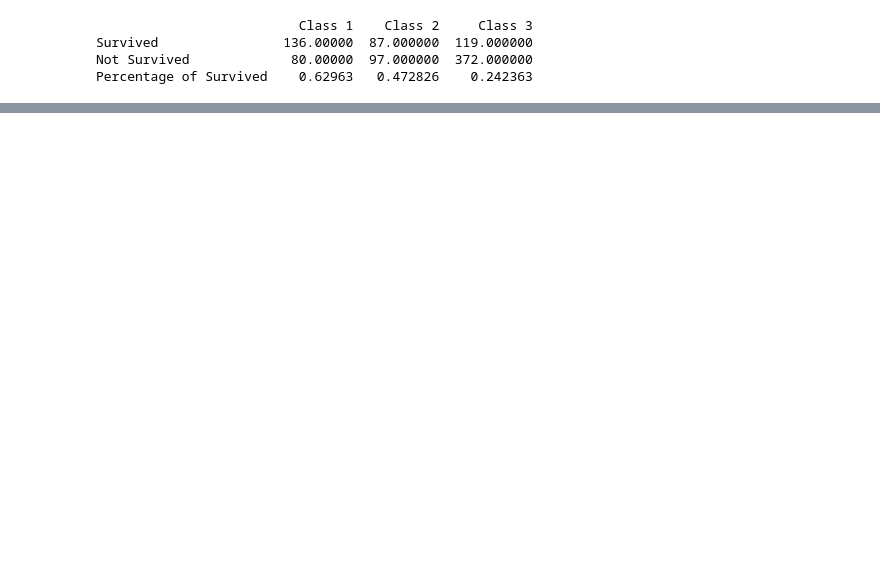
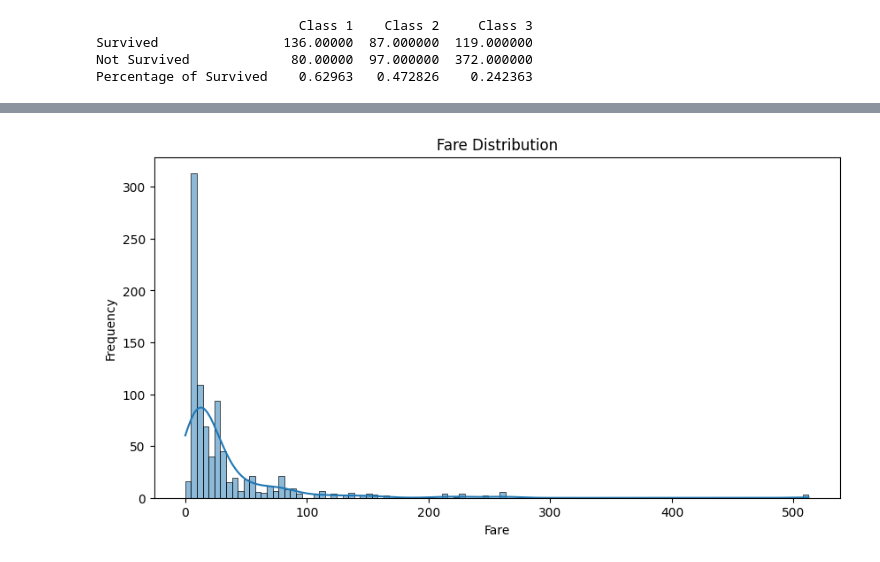
Before and after one commit to geckonoff/ML-PROJECTS, a Jupyter notebook: binaryclas.ipynb, the cells around one changed output, grey strips where cells are left out. Saved outputs shown, nothing was run; the diff lists cells and outputs as text; code cells hidden in the pictures; blank space fills up the shorter version.

```diff
--- a/binaryclas.ipynb
+++ b/binaryclas.ipynb
@@ -57,0 +97,10 @@ Percentage of Survived    0.62963   0.472826    0.242363
+# %%
+# Распределение стоимости билетов — гистограмма с KDE, показывающая, какова структура цен на билеты.
+plt.figure(figsize=(10, 5))
+sns.histplot(data=data, x='Fare', kde=True)
+plt.title('Fare Distribution')
+plt.xlabel('Fare')
+plt.ylabel('Frequency')
+plt.show()
+# %% [output]
+[figure, added]
```
Also changed, not shown: parts of 18 cells of this notebook.
